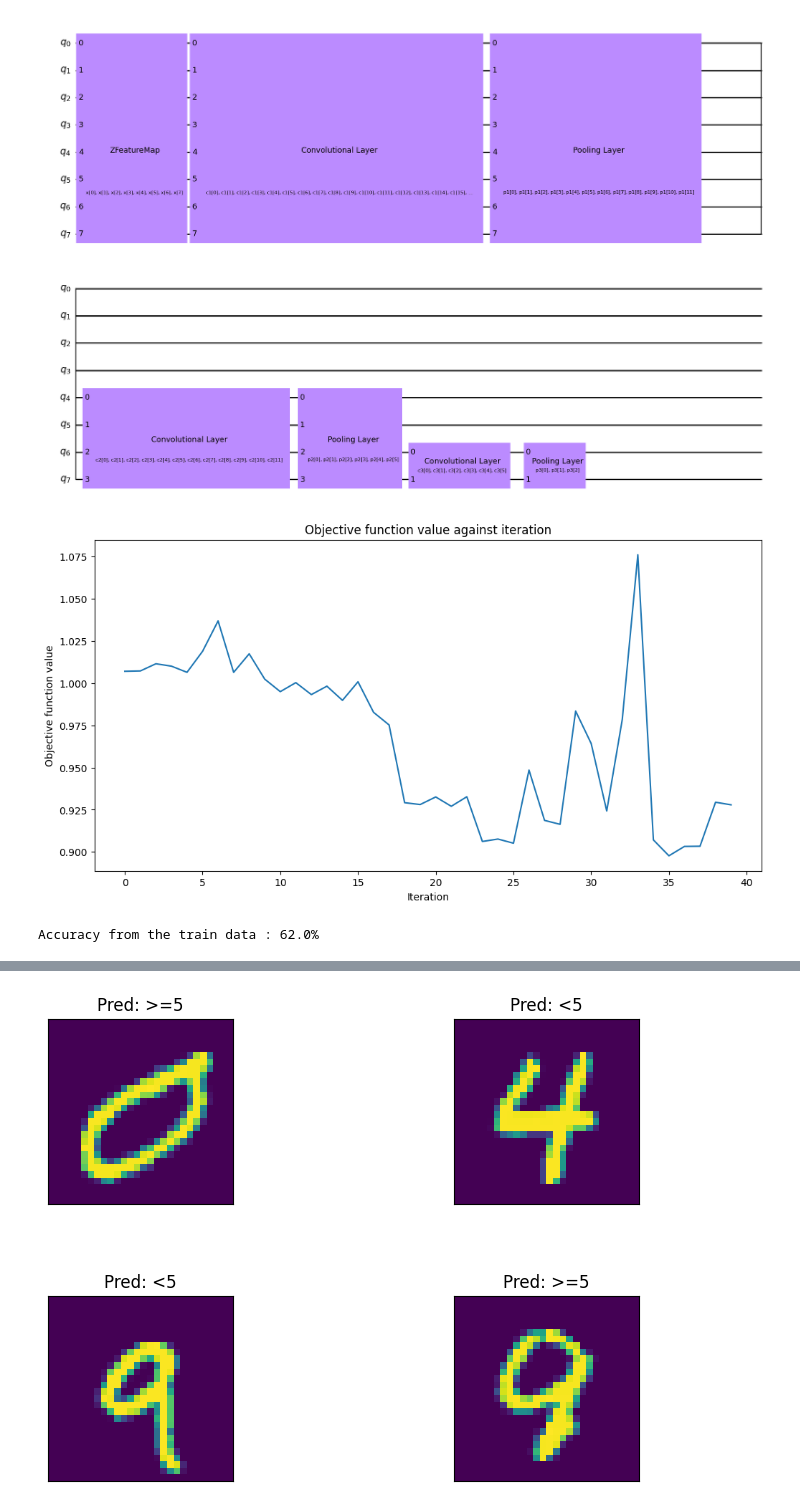
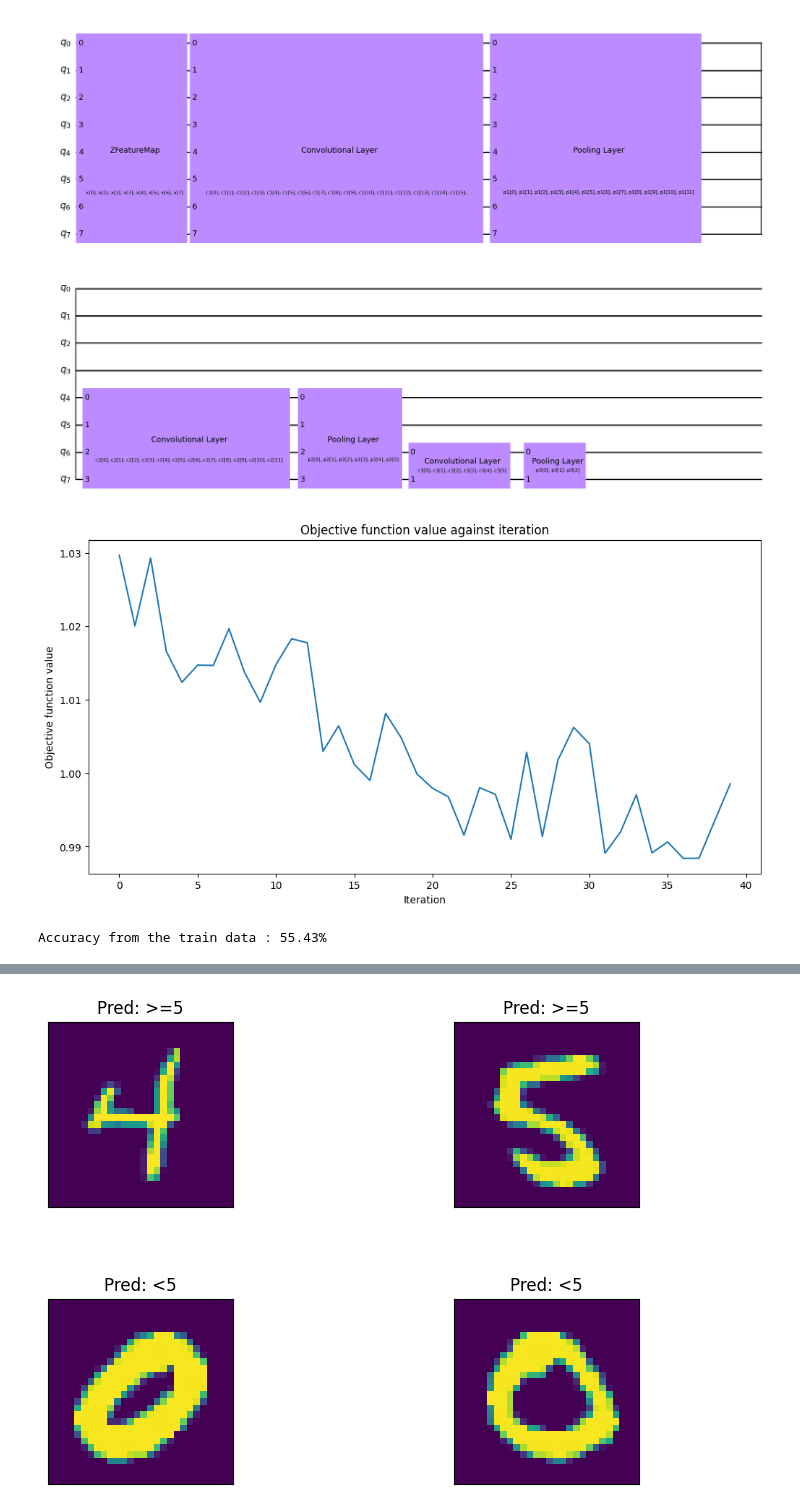
Before and after one commit to GuillermoHerranzV/TFG, a Jupyter notebook: TestNote.ipynb, the cells around one changed output, grey strips where cells are left out. Saved outputs shown, nothing was run; the diff lists cells and outputs as text; code cells hidden in the pictures.

Commit message:
Iterations, metrics and fixes

```diff
--- a/TestNote.ipynb
+++ b/TestNote.ipynb
@@ -209,8 +222,8 @@ test_labels = np.where(test_labels < 5, -1, 1)
 # %%
 # Reducir dimensionalidad (784 -> n_qubits) con SVD y mapear a ángulos
 n_qubits = 8  # prueba con 8 (muy recomendable para simulación Statevector)
-n_train = 200
-n_test = 100
+n_train = 700
+n_test = 300
 
 rng = np.random.default_rng(12345)
 
@@ -232,8 +245,8 @@ svd = TruncatedSVD(n_components=n_qubits, random_state=12345)
 X_train_red = svd.fit_transform(X_train_small)
 X_test_red = svd.transform(X_test_small)
 
-# ZFeatureMap espera valores tipo "ángulo"; los llevamos a [0, 2π]
-scaler = MinMaxScaler(feature_range=(0.0, 2 * np.pi))
+# ZFeatureMap espera valores tipo "ángulo"; los llevamos a [-π, π]
+scaler = MinMaxScaler(feature_range=(-np.pi, np.pi))
 X_train_q = scaler.fit_transform(X_train_red)
 X_test_q = scaler.transform(X_test_red)
 
@@ -372,14 +385,77 @@ classifier.fit(x, y)
 # score classifier
 print(f"Accuracy from the train data : {np.round(100 * classifier.score(x, y), 2)}%")
 # %% [output]
-[figure, old version]
+[figure, new version]
-Accuracy from the train data : 62.0%
+Accuracy from the train data : 55.43%
 # %%
 x_test = np.asarray(X_test_q)
 y_test = np.asarray(y_test_small)
 
 y_predict = classifier.predict(x_test)
-print(f"Accuracy from the test data : {np.round(100 * classifier.score(x_test, y_test), 2)}%")
+
+acc = accuracy_score(y_test, y_predict)
+bal_acc = balanced_accuracy_score(y_test, y_predict)
+kappa = cohen_kappa_score(y_test, y_predict)
+precision = precision_score(y_test, y_predict, pos_label=1)
+recall = recall_score(y_test, y_predict, pos_label=1)
+f1 = f1_score(y_test, y_predict, pos_label=1)
+
+cm = confusion_matrix(y_test, y_predict, labels=[-1, 1])
+tn, fp, fn, tp = cm.ravel()
+
+print(f"Accuracy: {acc:.4f}")
+print(f"Balanced accuracy: {bal_acc:.4f}")
+print(f"Cohen kappa: {kappa:.4f}")
+print(f"Precision: {precision:.4f} | Recall: {recall:.4f} | F1: {f1:.4f}")
+print("Confusion matrix (labels [-1, +1]):\n", cm)
+
+csv_path = "metrics_qcnn_mnist_wo_iterations.csv"
+fieldnames = [
+    "timestamp",
+    "n_qubits",
+    "n_train",
+    "n_test",
+    "maxiter",
+    "accuracy",
+    "balanced_accuracy",
+    "kappa",
+    "precision",
+    "recall",
+    "f1",
+    "tn",
+    "fp",
+    "fn",
+    "tp",
+    "explained_variance_sum",
+ ]
+
+row = {
+    "timestamp": datetime.now().isoformat(timespec="seconds"),
+    "n_qubits": int(n_qubits),
+    "n_train": int(n_train),
+    "n_test": int(n_test),
+    "maxiter": int(maxiter),
+    "accuracy": float(acc),
+    "balanced_accuracy": float(bal_acc),
+    "kappa": float(kappa),
+    "precision": float(precision),
+    "recall": float(recall),
+    "f1": float(f1),
+    "tn": int(tn),
+    "fp": int(fp),
+    "fn": int(fn),
+    "tp": int(tp),
+    "explained_variance_sum": float(svd.explained_variance_ratio_.sum()),
+ }
+
+write_header = not os.path.exists(csv_path)
+with open(csv_path, "a", newline="", encoding="utf-8") as f:
+    writer = csv.DictWriter(f, fieldnames=fieldnames)
+    if write_header:
+        writer.writeheader()
+    writer.writerow(row)
+
+print(f"Métricas guardadas en: {os.path.abspath(csv_path)}")
 
 # Ver algunos ejemplos del test (clasificación binaria <5 vs >=5)
 fig, ax = plt.subplots(2, 2, figsize=(10, 6), subplot_kw={"xticks": [], "yticks": []})
@@ -392 +475 @@ Accuracy from the test data : 62.0%
-[figure, old version]
+[figure, new version]
```
Also changed, not shown: parts of 4 cells of this notebook, 3 other files.
